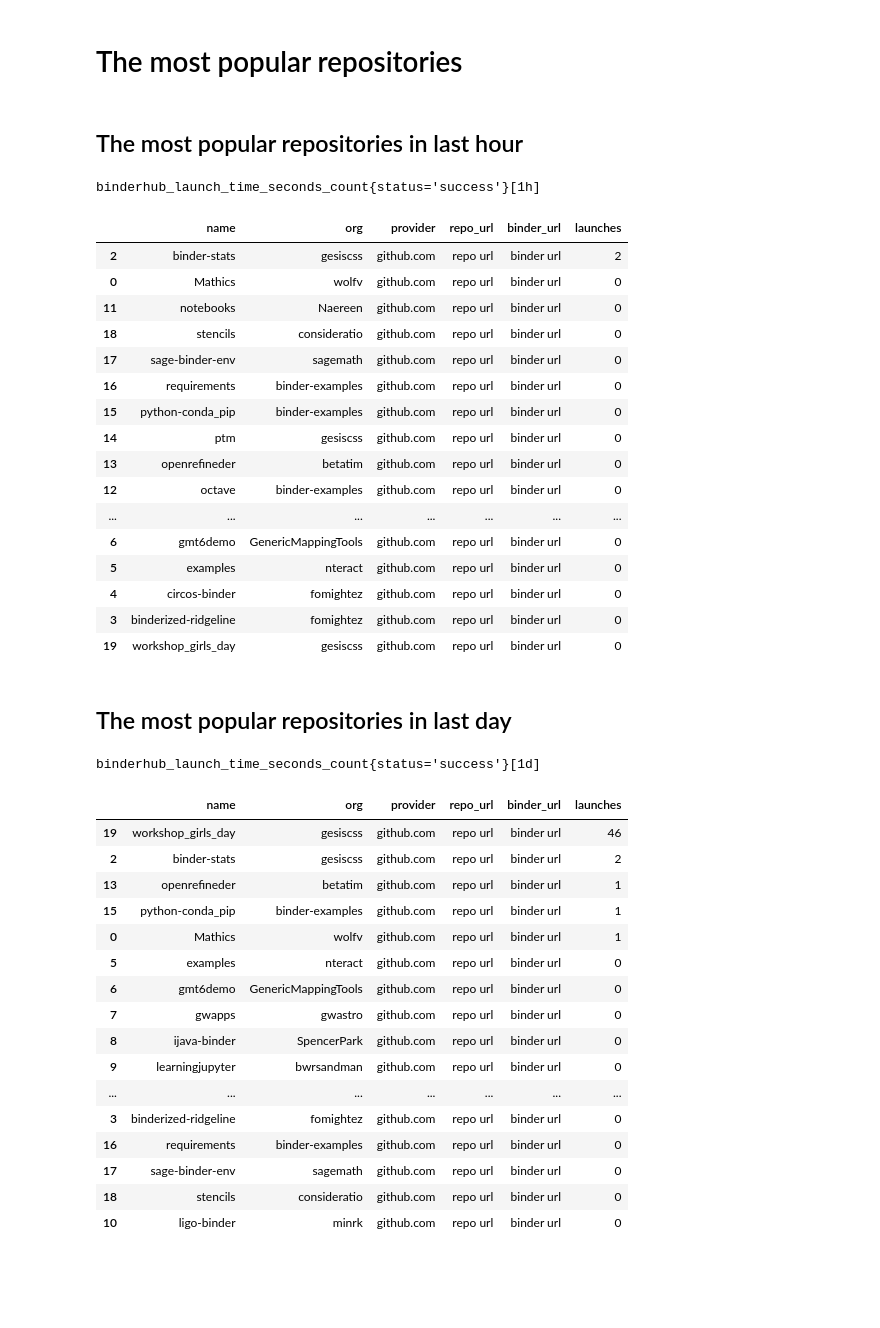
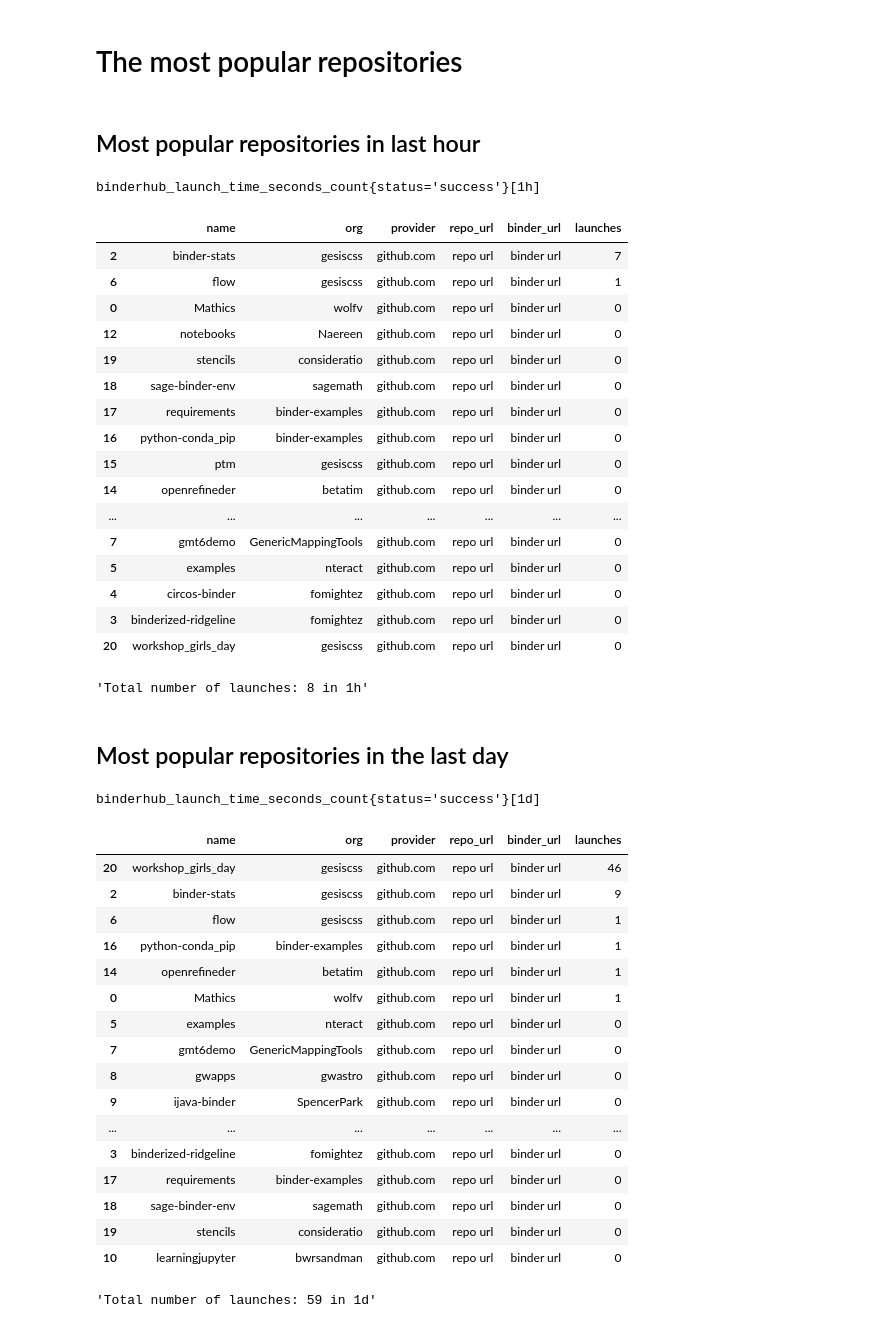
Before and after one commit to bitnik/binder-stats, a Jupyter notebook: popular_repos.ipynb, the cells around one changed output. Saved outputs shown, nothing was run; the diff lists cells and outputs as text; code cells hidden in the pictures; blank space fills up the shorter version.

Commit message:
add additional time frames and launch url

```diff
--- a/popular_repos.ipynb
+++ b/popular_repos.ipynb
@@ -70,54 +70,60 @@ def makedf(time_range, time_delta):
                  'binder_url': lambda x: f'<a target="_blank" href="{x}">binder url</a>'})
     return df
 # %% [markdown]
-## The most popular repositories in last hour
+## Most popular repositories in last hour
 # %%
 hour = 1
 time_range = f'{hour}h'
 time_delta = timedelta(hours=hour)
-makedf(time_range, time_delta)
+df = makedf(time_range, time_delta)
+display(df)
+"Total number of launches: " + str(sum(df.data['launches'])) + " in "+ str(time_range)
 # %% [output]
 binderhub_launch_time_seconds_count{status='success'}[1h]
 |  | name | org | provider | repo_url | binder_url | launches |
-| 2 | binder-stats | gesiscss | github.com | repo url | binder url | 2 |
+| 2 | binder-stats | gesiscss | github.com | repo url | binder url | 7 |
+| 6 | flow | gesiscss | github.com | repo url | binder url | 1 |
 | 0 | Mathics | wolfv | github.com | repo url | binder url | 0 |
-| 11 | notebooks | Naereen | github.com | repo url | binder url | 0 |
-| 18 | stencils | consideratio | github.com | repo url | binder url | 0 |
-| 17 | sage-binder-env | sagemath | github.com | repo url | binder url | 0 |
-| 16 | requirements | binder-examples | github.com | repo url | binder url | 0 |
-| 15 | python-conda_pip | binder-examples | github.com | repo url | binder url | 0 |
-| 14 | ptm | gesiscss | github.com | repo url | binder url | 0 |
-| 13 | openrefineder | betatim | github.com | repo url | binder url | 0 |
-| 12 | octave | binder-examples | github.com | repo url | binder url | 0 |
+| 12 | notebooks | Naereen | github.com | repo url | binder url | 0 |
+| 19 | stencils | consideratio | github.com | repo url | binder url | 0 |
+| 18 | sage-binder-env | sagemath | github.com | repo url | binder url | 0 |
+| 17 | requirements | binder-examples | github.com | repo url | binder url | 0 |
+| 16 | python-conda_pip | binder-examples | github.com | repo url | binder url | 0 |
+| 15 | ptm | gesiscss | github.com | repo url | binder url | 0 |
+| 14 | openrefineder | betatim | github.com | repo url | binder url | 0 |
 | ... | ... | ... | ... | ... | ... | ... |
-| 6 | gmt6demo | GenericMappingTools | github.com | repo url | binder url | 0 |
+| 7 | gmt6demo | GenericMappingTools | github.com | repo url | binder url | 0 |
 | 5 | examples | nteract | github.com | repo url | binder url | 0 |
 | 4 | circos-binder | fomightez | github.com | repo url | binder url | 0 |
 | 3 | binderized-ridgeline | fomightez | github.com | repo url | binder url | 0 |
-| 19 | workshop_girls_day | gesiscss | github.com | repo url | binder url | 0 |
+| 20 | workshop_girls_day | gesiscss | github.com | repo url | binder url | 0 |
+'Total number of launches: 8 in 1h'
 # %% [markdown]
-## The most popular repositories in last day
+## Most popular repositories in the last day
 # %%
 day = 1
 time_range = f'{day}d'
 time_delta = timedelta(days=day)
-makedf(time_range, time_delta)
+df = makedf(time_range, time_delta)
+display(df)
+"Total number of launches: " + str(sum(df.data['launches'])) + " in "+ str(time_range)
 # %% [output]
 binderhub_launch_time_seconds_count{status='success'}[1d]
 |  | name | org | provider | repo_url | binder_url | launches |
-| 19 | workshop_girls_day | gesiscss | github.com | repo url | binder url | 46 |
-| 2 | binder-stats | gesiscss | github.com | repo url | binder url | 2 |
-| 13 | openrefineder | betatim | github.com | repo url | binder url | 1 |
-| 15 | python-conda_pip | binder-examples | github.com | repo url | binder url | 1 |
+| 20 | workshop_girls_day | gesiscss | github.com | repo url | binder url | 46 |
+| 2 | binder-stats | gesiscss | github.com | repo url | binder url | 9 |
+| 6 | flow | gesiscss | github.com | repo url | binder url | 1 |
+| 16 | python-conda_pip | binder-examples | github.com | repo url | binder url | 1 |
+| 14 | openrefineder | betatim | github.com | repo url | binder url | 1 |
 | 0 | Mathics | wolfv | github.com | repo url | binder url | 1 |
 | 5 | examples | nteract | github.com | repo url | binder url | 0 |
-| 6 | gmt6demo | GenericMappingTools | github.com | repo url | binder url | 0 |
-| 7 | gwapps | gwastro | github.com | repo url | binder url | 0 |
-| 8 | ijava-binder | SpencerPark | github.com | repo url | binder url | 0 |
-| 9 | learningjupyter | bwrsandman | github.com | repo url | binder url | 0 |
+| 7 | gmt6demo | GenericMappingTools | github.com | repo url | binder url | 0 |
+| 8 | gwapps | gwastro | github.com | repo url | binder url | 0 |
+| 9 | ijava-binder | SpencerPark | github.com | repo url | binder url | 0 |
 | ... | ... | ... | ... | ... | ... | ... |
 | 3 | binderized-ridgeline | fomightez | github.com | repo url | binder url | 0 |
-| 16 | requirements | binder-examples | github.com | repo url | binder url | 0 |
-| 17 | sage-binder-env | sagemath | github.com | repo url | binder url | 0 |
-| 18 | stencils | consideratio | github.com | repo url | binder url | 0 |
-| 10 | ligo-binder | minrk | github.com | repo url | binder url | 0 |
+| 17 | requirements | binder-examples | github.com | repo url | binder url | 0 |
+| 18 | sage-binder-env | sagemath | github.com | repo url | binder url | 0 |
+| 19 | stencils | consideratio | github.com | repo url | binder url | 0 |
+| 10 | learningjupyter | bwrsandman | github.com | repo url | binder url | 0 |
+'Total number of launches: 59 in 1d'
```
Also changed, not shown: parts of 4 cells of this notebook, 1 other file.
